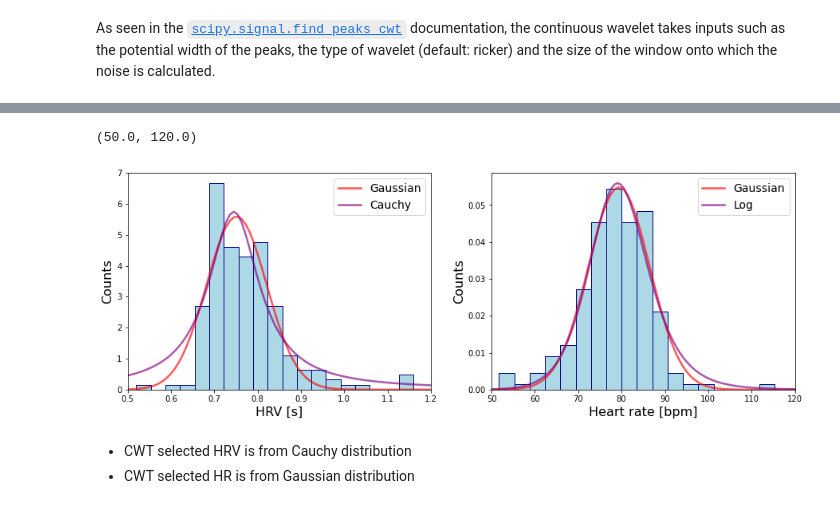
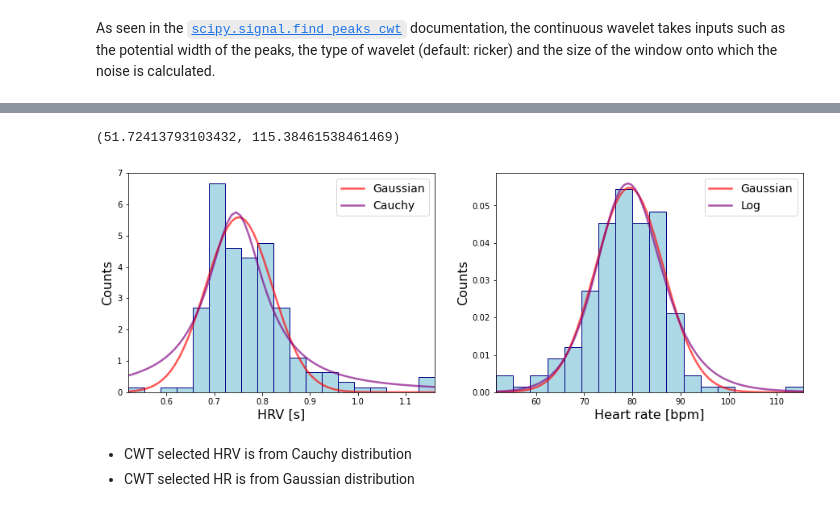
Before and after one commit to ericabrisigotti/heart_rate_estimation_LCP-A, a Jupyter notebook: Chest Sweater.ipynb, the cells around one changed output, grey strips where cells are left out. Saved outputs shown, nothing was run; the diff lists cells and outputs as text; code cells hidden in the pictures.

```diff
--- a/Chest Sweater.ipynb
+++ b/Chest Sweater.ipynb
@@ -411,5 +386,6 @@ def dwt(time, vect, level):
 # %%
-dwt_sig = dwt( time, norm_filtered , 6)
+from filterwavelets import dwt
+dwt_sig = dwt( time, norm_filtered , 6, 2, 3)
 # %% [output]
 [figure]
 # %% [markdown]
@@ -507,16 +469,3 @@ dwt_peak_err_hr = np.sqrt(np.diag(cov_gauss_heart))[1]
 ### 3.2 **Continuous Wavelet Transform**
 # %% [markdown]
 As seen in the <a href="https://docs.scipy.org/doc/scipy/reference/generated/scipy.signal.find_peaks_cwt.html"> <code>scipy.signal.find_peaks_cwt</code></a> documentation, the continuous wavelet takes inputs such as the potential width of the peaks, the type of wavelet (default: ricker) and the size of the window onto which the noise is calculated.
-# %%
-def cwt(time, waves):
-    peakind = signal.find_peaks_cwt(waves, np.arange(15,50), window_size = 20)
-    temp = np.array(time[peakind])
-    fig,ax = plt.subplots( figsize=(15,7) )
-    ax.plot(time,waves,'-')
-    ax.plot(temp, waves[peakind],'*')
-    plt.xlim(min(time),max(time))
-    plt.xlabel ("Time [s]", fontsize=16)
-    plt.ylabel ("Magnitude freq [Hz]", fontsize=16)
-    print(len(peakind),' peaks were found')
-    print(len(peakind)/(time.max() - time.min())*60, 'BPM')
-    return temp
@@ -528,0 +472,3 @@ temp = cwt(time,norm_filtered)
+# %%
+from filterwavelets import cwt
+temp = cwt(time,norm_filtered, np.arange(15,50))
@@ -529,48 +479,55 @@ temp = cwt(time,norm_filtered)
 # %%
-fig2, ax2 = plt.subplots(ncols = 2, figsize = ( 15 , 5 ) )
+fig2, ax2 = plt.subplots(ncols = 2, figsize = (15, 5))
 
 # histogram and fit of HRV
 times2 = np.asarray(time)
 hrv2= []
-hrv2.append([temp[i+1]-temp[i] for i in range (len(temp)-1)])
-value_hrv2, bins_hrv2, _  = ax2[0].hist(hrv2,bins='auto', density = True,  stacked = True,
+hrv2.append([temp[i+1] - temp[i] for i in range (len(temp)-1)])
+value_hrv2, bins_hrv2, _  = ax2[0].hist(hrv2, bins = 'auto', density = True,  stacked = True,
                                      color ='lightblue', ec = 'navy')
-bins_mean_hrv2=(bins_hrv2[:-1]+bins_hrv2[1:])/2
-xspace_hrv2 = np.linspace(0.4,1.3,100)
+bins_mean_hrv2=(bins_hrv2[:-1] + bins_hrv2[1:])/2
+xspace_hrv2 = np.linspace(0.4, 1.3, 100)
 
-opt_gauss_hrv2, cov_gauss_hrv2 = curve_fit(Gauss, xdata=bins_mean_hrv2, ydata=value_hrv2, p0=[16, 0.85, 0.1])
+opt_gauss_hrv2, cov_gauss_hrv2 = curve_fit(Gauss, xdata = bins_mean_hrv2, ydata = value_hrv2,
+                                           p0 = [16, 0.85, 0.1])
 print('Gaussian', opt_gauss_hrv2, np.sqrt(np.diag(cov_gauss_hrv2)))
-opt_cauchy2, cov_cauchy2 = curve_fit(Cauchy, xdata=bins_mean_hrv2, ydata=value_hrv2, p0=[16, 0.85, 0.1])
+opt_cauchy2, cov_cauchy2 = curve_fit(Cauchy, xdata = bins_mean_hrv2, ydata = value_hrv2,
+                                     p0 = [16, 0.85, 0.1])
 print('Cauchy', opt_cauchy2, np.sqrt(np.diag(cov_cauchy2)))
 
-ax2[0].plot(xspace_hrv2, Gauss(xspace_hrv2, *opt_gauss_hrv2), color='red', linewidth=2.5, label='Gaussian', alpha=0.65)
-ax2[0].plot(xspace_hrv2, Cauchy(xspace_hrv2, *opt_cauchy2), color='purple', linewidth=2.5, label='Cauchy', alpha=0.65)
+ax2[0].plot(xspace_hrv2, Gauss(xspace_hrv2, *opt_gauss_hrv2), color = 'red', linewidth = 2.5,
+            label = 'Gaussian', alpha = 0.65)
+ax2[0].plot(xspace_hrv2, Cauchy(xspace_hrv2, *opt_cauchy2), color = 'purple', linewidth = 2.5,
+            label = 'Cauchy', alpha = 0.65)
 ax2[0].set_xlabel('HRV [s]', fontsize = 16)
 ax2[0].set_ylabel('Counts', fontsize = 16)
 ax2[0].legend(fontsize = 14)
-ax2[0].set_xlim(0.5, 1.2)
+ax2[0].set_xlim(bins_hrv2[0], bins_hrv2[-1])
 
 
 # histogram and fit of BPM
 ffreq2 = 1/np.asarray(hrv2)*60
 ffreq2 = ffreq2.tolist()
-value_heart2, bins_heart2, _ = ax2[1].hist(ffreq2,bins='auto', density = True, stacked = True,
-                                        color ='lightblue', ec = 'navy')
-bins_mean_heart2=(bins_heart2[:-1]+bins_heart2[1:])/2
-xspace_heart2 = np.linspace(45,120,100)
+value_heart2, bins_heart2, _ = ax2[1].hist(ffreq2, bins = 'auto', density = True, stacked = True,
+                                        color = 'lightblue', ec = 'navy')
+bins_mean_heart2 = (bins_heart2[:-1] + bins_heart2[1:])/2
+xspace_heart2 = np.linspace(45, 120, 100)
 
-opt_gauss_heart2, cov_gauss_heart2= curve_fit(Gauss, xdata=bins_mean_heart2, ydata=value_heart2, p0=[0.07, 70, 5])
+opt_gauss_heart2, cov_gauss_heart2 = curve_fit(Gauss, xdata = bins_mean_heart2, ydata = value_heart2,
+                                               p0 = [0.07, 70, 5])
 print('Gaussian', opt_gauss_heart, np.sqrt(np.diag(cov_gauss_heart)))
-opt_log2, cov_log2 = curve_fit(Log_Logistics, xdata=bins_mean_heart2, ydata=value_heart2, p0=[1, 70, 20])
+opt_log2, cov_log2 = curve_fit(Log_Logistics, xdata = bins_mean_heart2, ydata = value_heart2, p0 = [1, 70, 20])
 print('Log', opt_log2,np.sqrt(np.diag(cov_log2)))
 
 
-ax2[1].plot(xspace_heart2, Gauss(xspace_heart2, *opt_gauss_heart2), color='red', linewidth=2.5, label='Gaussian', alpha=0.65)
-ax2[1].plot(xspace_heart2, Log_Logistics(xspace_heart2, *opt_log2), color='purple', linewidth=2.5, label='Log', alpha=0.65)
-ax2[1].set_xlabel('Heart rate [bpm]' , fontsize = 16)
+ax2[1].plot(xspace_heart2, Gauss(xspace_heart2, *opt_gauss_heart2), color = 'red', linewidth = 2.5,
+            label = 'Gaussian', alpha = 0.65)
+ax2[1].plot(xspace_heart2, Log_Logistics(xspace_heart2, *opt_log2), color = 'purple', linewidth = 2.5,
+            label = 'Log', alpha=0.65)
+ax2[1].set_xlabel('Heart rate [bpm]', fontsize = 16)
 ax2[1].set_ylabel('Counts', fontsize = 16)
 ax2[1].legend(fontsize = 14)
-ax2[1].set_xlim(50, 120)
+ax2[1].set_xlim(bins_heart2[0], bins_heart2[-1])
 # %% [output]
 Gaussian [5.58845267 0.75160737 0.06934515] [0.50221973 0.00719599 0.00719675]
 Cauchy [1.29200013 0.74508755 0.07160113] [0.16956434 0.00917048 0.01331307]
@@ -578,6 +535,6 @@ Gaussian [5.42341835e-02 7.91778409e+01 7.21339017e+00] [0.00291213 0.44724425 0
 Log [ 1.00647369 79.59036925 17.64234679] [0.05600067 0.44274946 1.2069733 ]
-(50.0, 120.0)
+(51.72413793103432, 115.38461538461469)
-[figure, old version]
+[figure, new version]
 # %% [markdown]
 - CWT selected HRV is from Cauchy distribution
 - CWT selected HR is from Gaussian distribution
```
Also changed, not shown: parts of 37 cells of this notebook.
